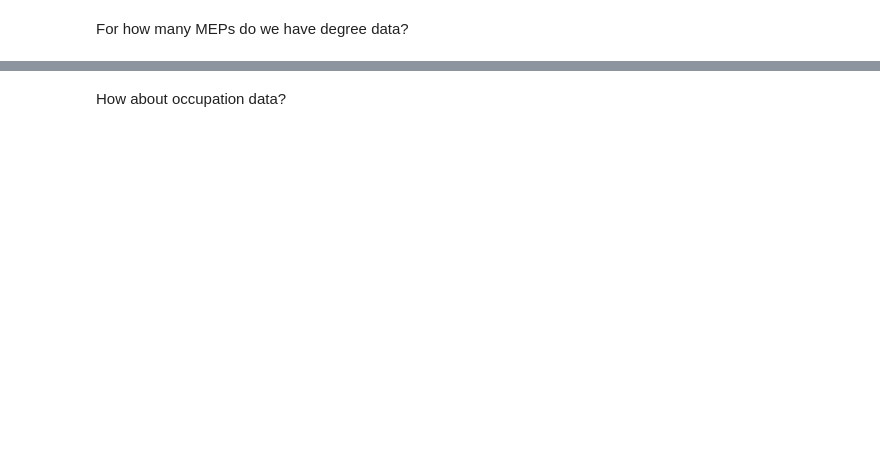
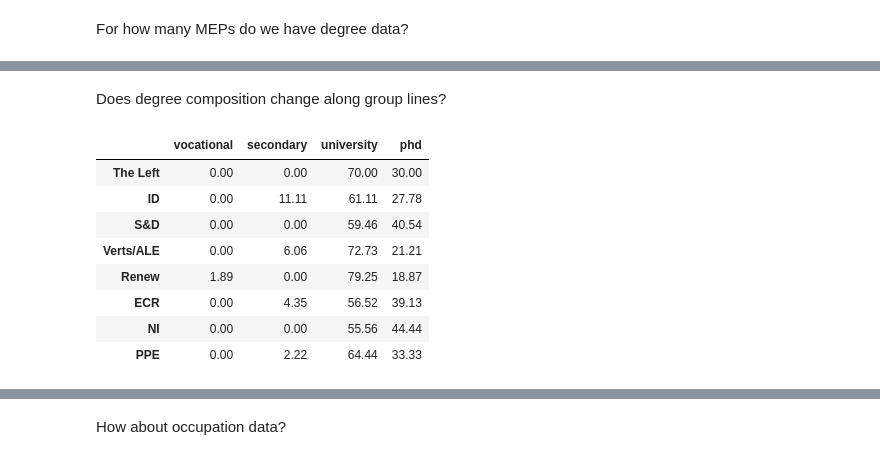
Before and after one commit to SWRdata/p081_euparlament_divers, a Jupyter notebook: analysis/analyse.ipynb, the cells around one changed output, grey strips where cells are left out. Saved outputs shown, nothing was run; the diff lists cells and outputs as text; code cells hidden in the pictures; blank space fills up the shorter version.

```diff
--- a/analysis/analyse.ipynb
+++ b/analysis/analyse.ipynb
@@ -45,9 +45,2 @@ occupation_list[:5]
 # %%
-degree_list = []
-for list_entry in meps_df["degrees"].tolist():
-    if list_entry:
-        for entry in str(list_entry).split(","):
-            degree_list.append(entry)
-degree_list = list(set(degree_list))
-degree_list.remove("nan")
-degree_list[:50]
+degree_list = ["vocational", "secondary", "university", "phd"]
@@ -229,0 +268,31 @@ len(meps_df.loc[meps_df["degrees"].notna()].index)
+# %% [markdown]
+Does degree composition change along group lines?
+# %%
+overall_dict = {}
+for group in set(meps_df["group"].tolist()):
+    group_df = meps_df.loc[meps_df["group"] == group]
+    degree_dict = {}
+    for degree in degree_list:
+        degree_dict[degree] = 0
+    notna_df = group_df.loc[group_df["highest_degree"].notna()]["highest_degree"]
+    for entry in notna_df.tolist():
+        for degree in degree_list:
+            if degree in entry:
+                degree_dict[degree] += 1
+    overall_dict[group] = degree_dict
+group_degree_df = pd.DataFrame.from_dict(overall_dict, orient = "index")
+group_degree_df["total"] = group_degree_df.sum(axis = 1)
+for column in group_degree_df.columns:
+    group_degree_df[column] = round(group_degree_df[column] / group_degree_df["total"] * 100, 2)
+group_degree_df = group_degree_df.drop(columns = "total")
+group_degree_df
+# %% [output]
+|  | vocational | secondary | university | phd |
+| The Left | 0.00 | 0.00 | 70.00 | 30.00 |
+| ID | 0.00 | 11.11 | 61.11 | 27.78 |
+| S&D | 0.00 | 0.00 | 59.46 | 40.54 |
+| Verts/ALE | 0.00 | 6.06 | 72.73 | 21.21 |
+| Renew | 1.89 | 0.00 | 79.25 | 18.87 |
+| ECR | 0.00 | 4.35 | 56.52 | 39.13 |
+| NI | 0.00 | 0.00 | 55.56 | 44.44 |
+| PPE | 0.00 | 2.22 | 64.44 | 33.33 |
```
Also changed, not shown: parts of 48 cells of this notebook, 2 other files.
